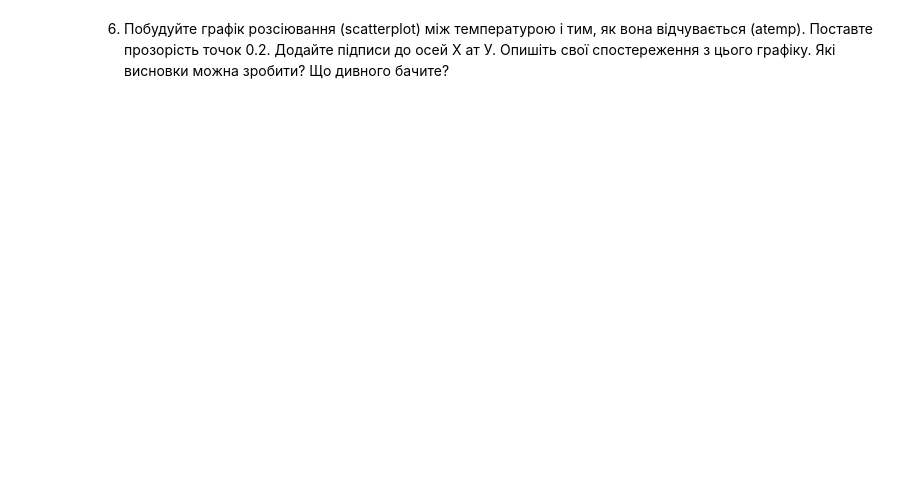
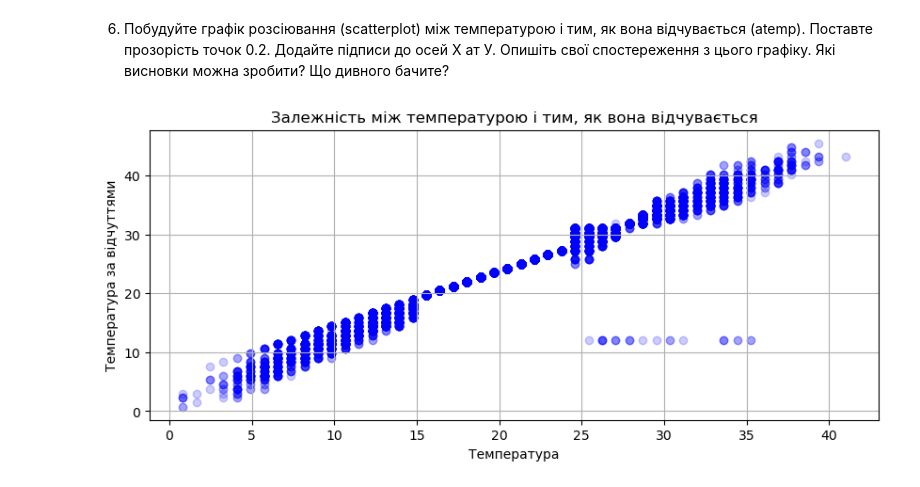
Before and after one commit to natdenysiuk/Python_for_DA_HWs, a Jupyter notebook: hw_4_3_Робота_з_DataFrame_Діаграма_розсіювання.ipynb, the cells around one changed output. Cells and saved outputs as stored; diff of their text form; code cells hidden in the pictures; blank space fills up the shorter version.

```diff
--- a/hw_4_3_Робота_з_DataFrame_Діаграма_розсіювання.ipynb
+++ b/hw_4_3_Робота_з_DataFrame_Діаграма_розсіювання.ipynb
@@ -75,5 +141,15 @@ df['date'] = df.datetime.dt.date
 # %% [markdown]
 6. Побудуйте графік розсіювання (scatterplot) між температурою і тим, як вона відчувається (atemp). Поставте прозорість точок 0.2. Додайте підписи до осей Х ат У. Опишіть свої спостереження з цього графіку. Які висновки можна зробити? Що дивного бачите?
+# %%
+plt.figure(figsize=(10, 4))
+plt.scatter(df['temp'], df['atemp'], alpha=0.2, color='b')
+plt.title('Залежність між температурою і тим, як вона відчувається')
+plt.xlabel('Температура')
+plt.ylabel('Температура за відчуттями')
+plt.grid(True)
+plt.show()
+# %% [output]
+[figure, added]
 # %% [markdown]
   Очікуваний графік:
 ![](https://drive.google.com/uc?export=view&id=13Mi6AGPUh5aQ5YEZjrlkQPuFcNzeeppB)
```
Also changed, not shown: parts of 11 cells of this notebook.
